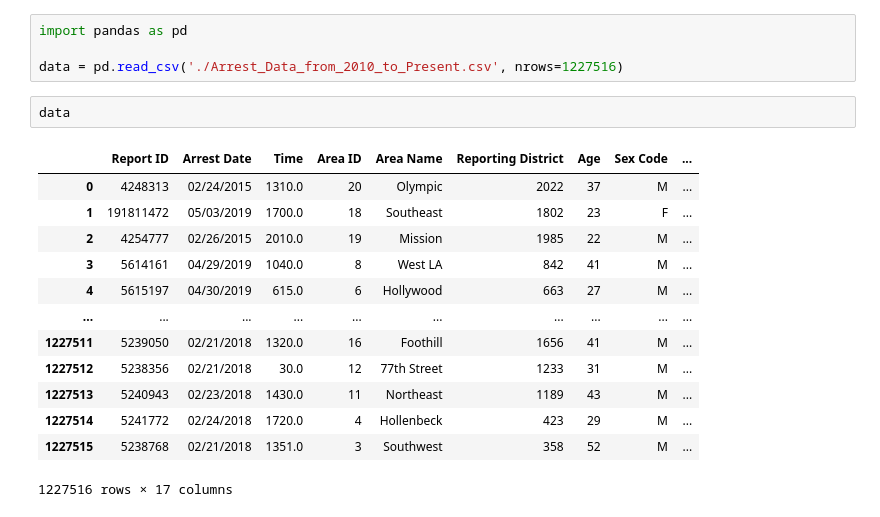
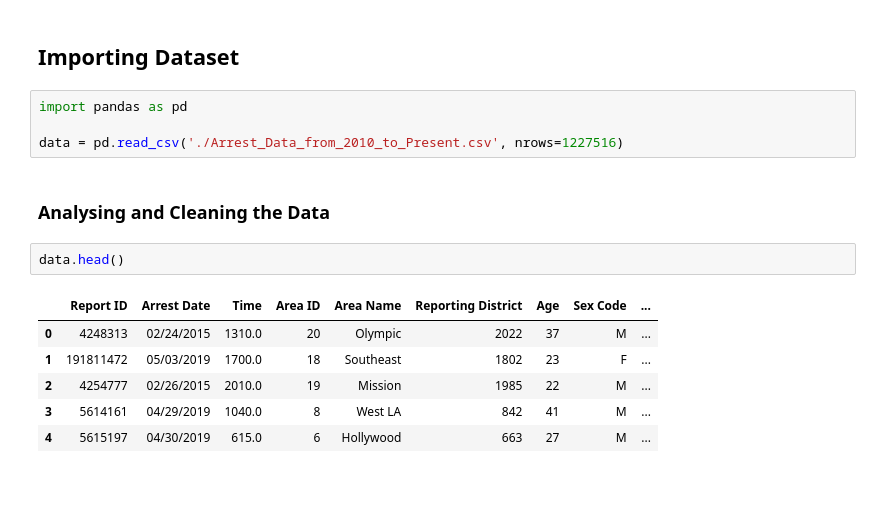
Before and after one commit to DaveSaah/Jupyter-notes, a Jupyter notebook: Intro To AI/Untitled Folder/Untitled.ipynb, the cells around one changed output. Drawn from its saved outputs; the diff is of its cells as text; blank space fills up the shorter version.

```diff
--- a/Intro To AI/Untitled Folder/Untitled.ipynb
+++ b/Intro To AI/Untitled Folder/Untitled.ipynb
@@ -1,20 +1,17 @@
+# %% [markdown]
+## Importing Dataset
 # %%
 import pandas as pd
 
 data = pd.read_csv('./Arrest_Data_from_2010_to_Present.csv', nrows=1227516)
+# %% [markdown]
+### Analysing and Cleaning the Data
 # %%
-data
+data.head()
 # %% [output]
 |  | Report ID | Arrest Date | Time | Area ID | Area Name | Reporting District | Age | Sex Code | ... |
 | 0 | 4248313 | 02/24/2015 | 1310.0 | 20 | Olympic | 2022 | 37 | M | ... |
 | 1 | 191811472 | 05/03/2019 | 1700.0 | 18 | Southeast | 1802 | 23 | F | ... |
 | 2 | 4254777 | 02/26/2015 | 2010.0 | 19 | Mission | 1985 | 22 | M | ... |
 | 3 | 5614161 | 04/29/2019 | 1040.0 | 8 | West LA | 842 | 41 | M | ... |
 | 4 | 5615197 | 04/30/2019 | 615.0 | 6 | Hollywood | 663 | 27 | M | ... |
-| ... | ... | ... | ... | ... | ... | ... | ... | ... | ... |
-| 1227511 | 5239050 | 02/21/2018 | 1320.0 | 16 | Foothill | 1656 | 41 | M | ... |
-| 1227512 | 5238356 | 02/21/2018 | 30.0 | 12 | 77th Street | 1233 | 31 | M | ... |
-| 1227513 | 5240943 | 02/23/2018 | 1430.0 | 11 | Northeast | 1189 | 43 | M | ... |
-| 1227514 | 5241772 | 02/24/2018 | 1720.0 | 4 | Hollenbeck | 423 | 29 | M | ... |
-| 1227515 | 5238768 | 02/21/2018 | 1351.0 | 3 | Southwest | 358 | 52 | M | ... |
-1227516 rows × 17 columns
```
Also changed, not shown: parts of 27 cells of this notebook, 4 other files.
